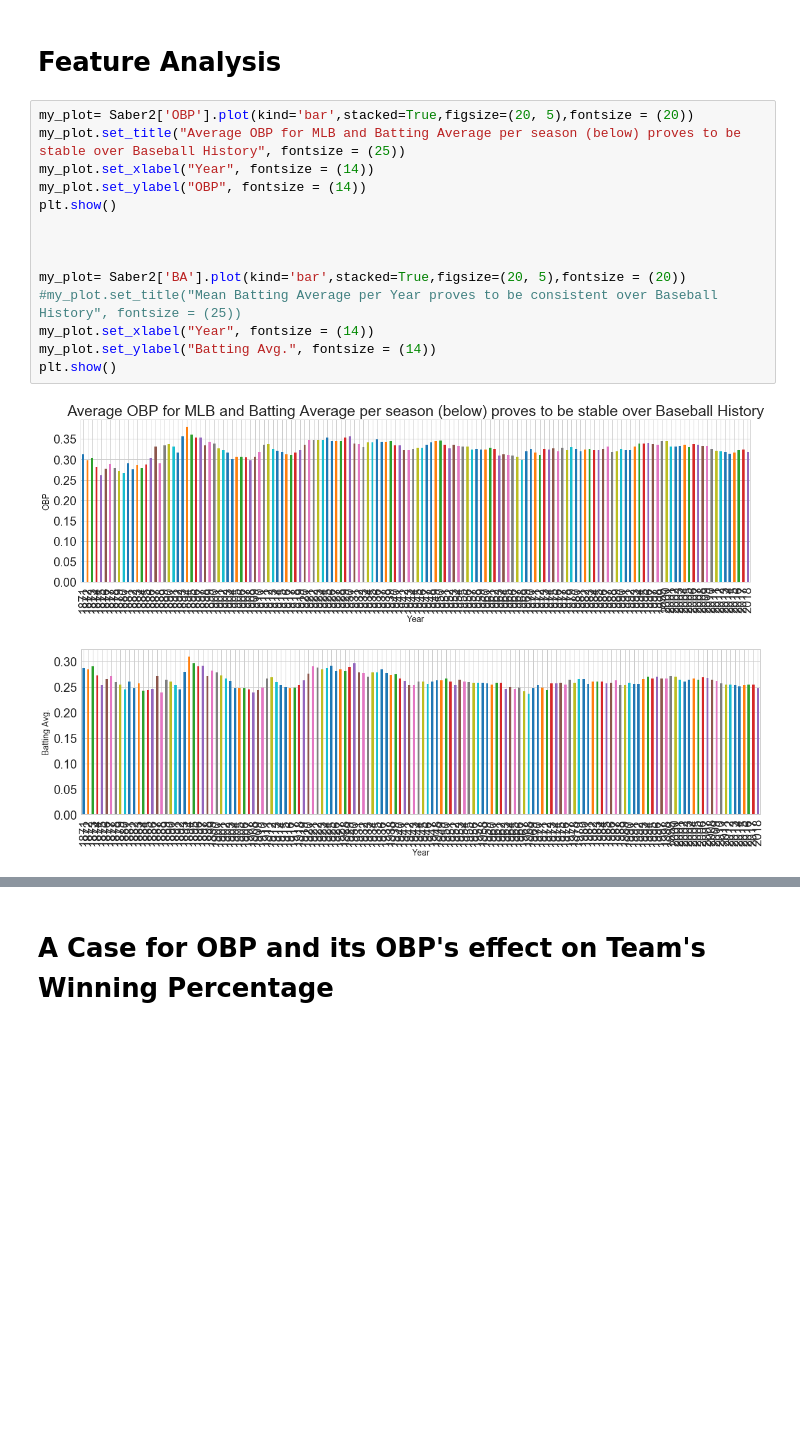
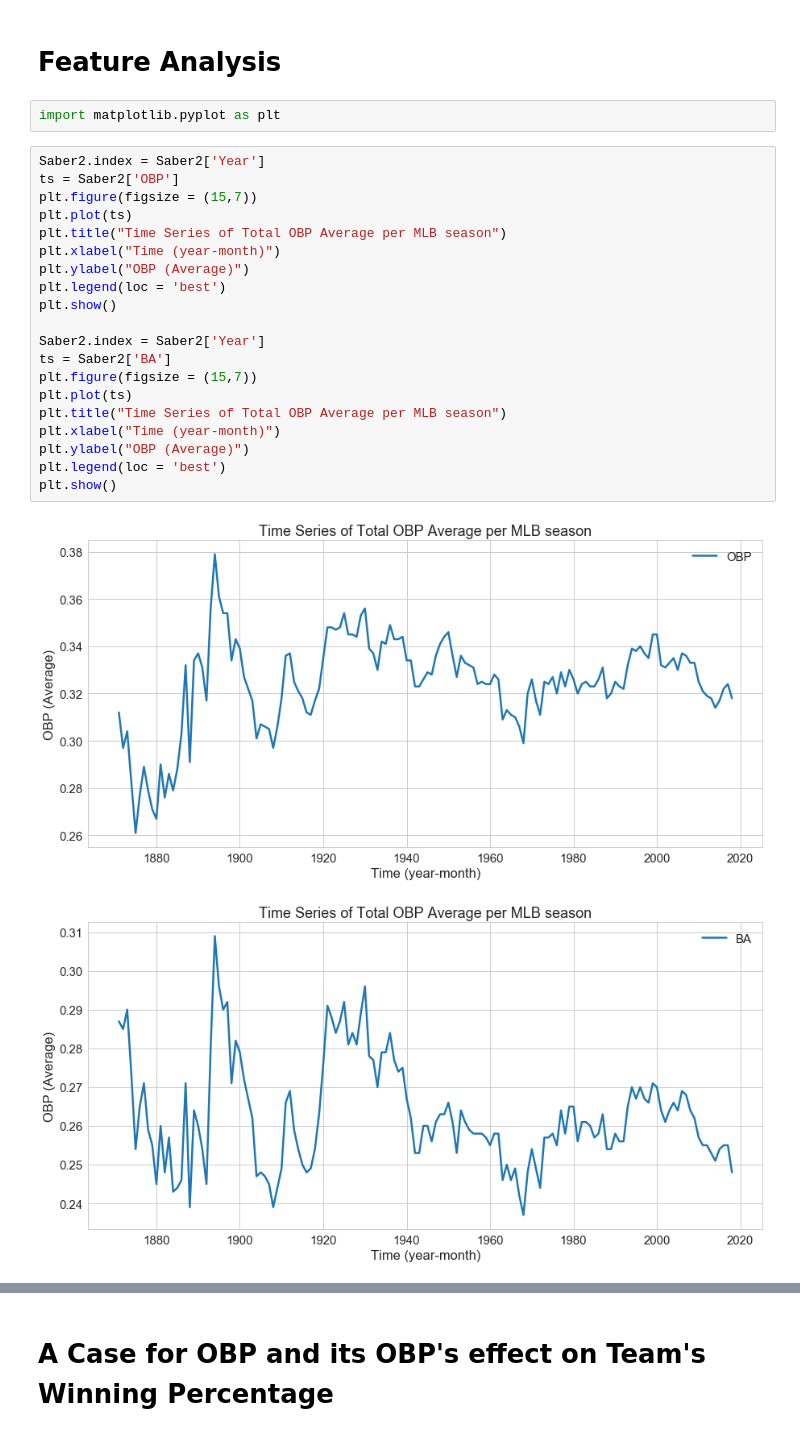
Before and after one commit to ezzanger/Supervised-Learning-Capstones, a Jupyter notebook: MLB Winning Optimization Machine.ipynb, the cells around one changed output, grey strips where cells are left out. Drawn from its saved outputs; the diff is of its cells as text; blank space fills up the shorter version.

```diff
--- a/MLB Winning Optimization Machine.ipynb
+++ b/MLB Winning Optimization Machine.ipynb
@@ -280,23 +278,31 @@ dtype: float64
 # Player Mining Model
 # %% [markdown]
 # Feature Analysis
-# %%
-my_plot= Saber2['OBP'].plot(kind='bar',stacked=True,figsize=(20, 5),fontsize = (20))
-my_plot.set_title("Average OBP for MLB and Batting Average per season (below) proves to be stable over Baseball History", fontsize = (25))
-my_plot.set_xlabel("Year", fontsize = (14))
-my_plot.set_ylabel("OBP", fontsize = (14))
-plt.show()
-
-
-
-my_plot= Saber2['BA'].plot(kind='bar',stacked=True,figsize=(20, 5),fontsize = (20))
-#my_plot.set_title("Mean Batting Average per Year proves to be consistent over Baseball History", fontsize = (25))
-my_plot.set_xlabel("Year", fontsize = (14))
-my_plot.set_ylabel("Batting Avg.", fontsize = (14))
-plt.show()
-# %% [output]
-[figure, removed]
-[figure, removed]
+# %%
+import matplotlib.pyplot as plt
+# %%
+Saber2.index = Saber2['Year']
+ts = Saber2['OBP']
+plt.figure(figsize = (15,7))
+plt.plot(ts)
+plt.title("Time Series of Total OBP Average per MLB season")
+plt.xlabel("Time (year-month)")
+plt.ylabel("OBP (Average)")
+plt.legend(loc = 'best')
+plt.show()
+
+Saber2.index = Saber2['Year']
+ts = Saber2['BA']
+plt.figure(figsize = (15,7))
+plt.plot(ts)
+plt.title("Time Series of Total OBP Average per MLB season")
+plt.xlabel("Time (year-month)")
+plt.ylabel("OBP (Average)")
+plt.legend(loc = 'best')
+plt.show()
+# %% [output]
+[figure, added]
+[figure, added]
 # %%
 Saber2.index = Saber2['Year']
 ts = Saber2['HR']
```
Also changed, not shown: parts of 51 cells of this notebook.
